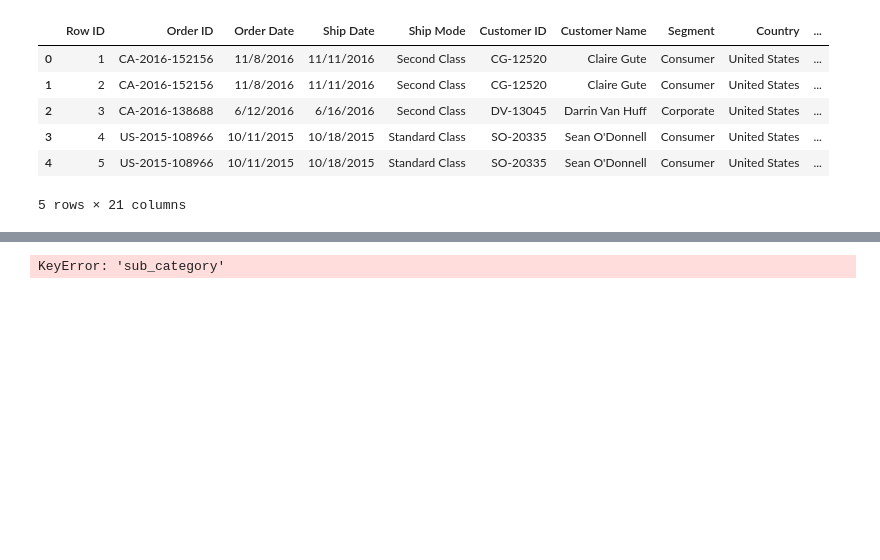
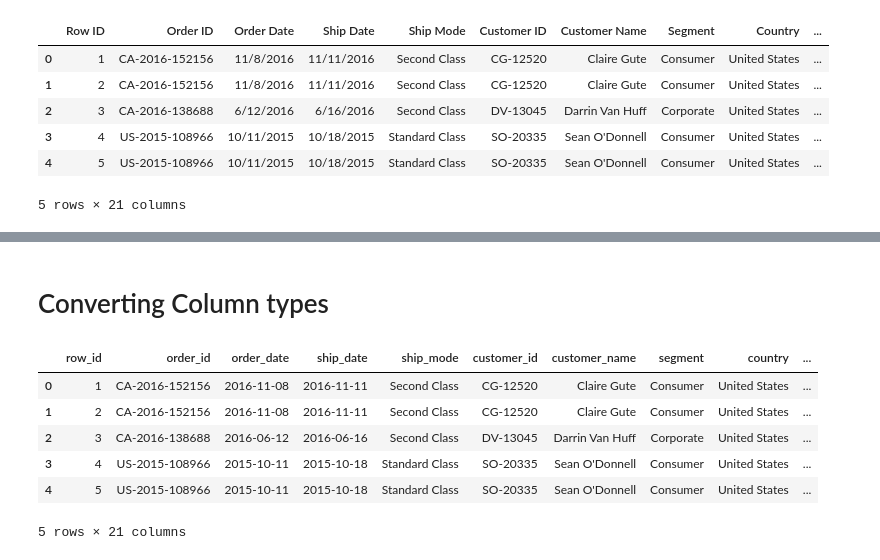
Before and after one commit to rakeshtparayil/super_store_ecommerce, a Jupyter notebook: superstore.ipynb, the cells around one changed output, grey strips where cells are left out. Cells and saved outputs as stored; diff of their text form; code cells hidden in the pictures; blank space fills up the shorter version.

```diff
--- a/superstore.ipynb
+++ b/superstore.ipynb
@@ -65,29 +77,46 @@ profit           float64
 dtype: object
+# %% [markdown]
+# Converting Column types
 # %%
 #change the column types to the appropriate data types
-ecom_copy['order_date'] = pd.to_datetime(ecom_copy['order_date'])
-ecom_copy['ship_date'] = pd.to_datetime(ecom_copy['ship_date'])
-ecom_copy['customer_id'] = ecom_copy['customer_id'].astype(str)
-ecom_copy['product_id'] = ecom_copy['product_id'].astype(str)
-ecom_copy['category'] = ecom_copy['category'].astype(str)
-ecom_copy['sub_category'] = ecom_copy['sub_category'].astype(str)
-ecom_copy['product_name'] = ecom_copy['product_name'].astype(str)
-ecom_copy['sales'] = ecom_copy['sales'].astype(float)
-ecom_copy['quantity'] = ecom_copy['quantity'].astype(int)
-ecom_copy['discount'] = ecom_copy['discount'].astype(float)
-ecom_copy['profit'] = ecom_copy['profit'].astype(float)
-ecom_copy['shipping_cost'] = ecom_copy['shipping_cost'].astype(float)
-ecom_copy['customer_name'] = ecom_copy['customer_name'].astype(str)
-ecom_copy['segment'] = ecom_copy['segment'].astype(str)
-ecom_copy['city'] = ecom_copy['city'].astype(str)
-ecom_copy['state'] = ecom_copy['state'].astype(str)
-ecom_copy['country'] = ecom_copy['country'].astype(str)
-ecom_copy['region'] = ecom_copy['region'].astype(str)
-ecom_copy['order_id'] = ecom_copy['order_id'].astype(str)
-ecom_copy['row_id'] = ecom_copy['row_id'].astype(str)
+ecom_copy['order_date'] = pd.to_datetime(ecom_copy['order_date'])  # Already datetime64[ns]
+ecom_copy['ship_date'] = pd.to_datetime(ecom_copy['ship_date'])    # Already datetime64[ns]
+ecom_copy['customer_id'] = ecom_copy['customer_id'].astype('category')  # Change from object to category
+ecom_copy['product_id'] = ecom_copy['product_id'].astype('category')    # Change from object to category
+ecom_copy['category'] = ecom_copy['category'].astype('category')        # Change from object to category
+ecom_copy['product_name'] = ecom_copy['product_name'].astype(str)       # Keep as string (object)
+ecom_copy['sales'] = ecom_copy['sales'].astype(float)              # Already float64
+ecom_copy['quantity'] = ecom_copy['quantity'].astype(int)          # Already int64
+ecom_copy['discount'] = ecom_copy['discount'].astype(float)        # Already float64
+ecom_copy['profit'] = ecom_copy['profit'].astype(float)            # Already float64
+ecom_copy['customer_name'] = ecom_copy['customer_name'].astype('category')  # Change from object to category
+ecom_copy['segment'] = ecom_copy['segment'].astype('category')          # Change from object to category
+ecom_copy['city'] = ecom_copy['city'].astype('category')                # Change from object to category
+ecom_copy['state'] = ecom_copy['state'].astype('category')              # Change from object to category
+ecom_copy['country'] = ecom_copy['country'].astype('category')          # Change from object to category
+ecom_copy['region'] = ecom_copy['region'].astype('category')            # Change from object to category
+ecom_copy['order_id'] = ecom_copy['order_id'].astype('category')        # Change from object to category
+ecom_copy['row_id'] = ecom_copy['row_id'].astype(int)                   # Keep as int64
+ecom_copy['ship_mode'] = ecom_copy['ship_mode'].astype('category')      # Change from object to category
+ecom_copy['postal_code'] = ecom_copy['postal_code'].astype(str)         # Change from int64 to string
+ecom_copy['sub-category'] = ecom_copy['sub-category'].astype('category')  # Change from object to category
 
+# Convert postal_code from object to category
+ecom_copy['postal_code'] = ecom_copy['postal_code'].astype('category')
+
+# Optionally convert product_name to category if there are many duplicates
+# First check the cardinality ratio
+product_name_ratio = ecom_copy['product_name'].nunique() / len(ecom_copy)
+if product_name_ratio < 0.5:  # If less than 50% unique values
+    ecom_copy['product_name'] = ecom_copy['product_name'].astype('category')
 
 #display the first few rows of the dataset
 ecom_copy.head()
 # %% [output]
+|  | row_id | order_id | order_date | ship_date | ship_mode | customer_id | customer_name | segment | country | ... |
+| 0 | 1 | CA-2016-152156 | 2016-11-08 | 2016-11-11 | Second Class | CG-12520 | Claire Gute | Consumer | United States | ... |
+| 1 | 2 | CA-2016-152156 | 2016-11-08 | 2016-11-11 | Second Class | CG-12520 | Claire Gute | Consumer | United States | ... |
+| 2 | 3 | CA-2016-138688 | 2016-06-12 | 2016-06-16 | Second Class | DV-13045 | Darrin Van Huff | Corporate | United States | ... |
+| 3 | 4 | US-2015-108966 | 2015-10-11 | 2015-10-18 | Standard Class | SO-20335 | Sean O'Donnell | Consumer | United States | ... |
+| 4 | 5 | US-2015-108966 | 2015-10-11 | 2015-10-18 | Standard Class | SO-20335 | Sean O'Donnell | Consumer | United States | ... |
-KeyError: 'sub_category'
+5 rows × 21 columns
```
Also changed, not shown: parts of 9 cells of this notebook.
